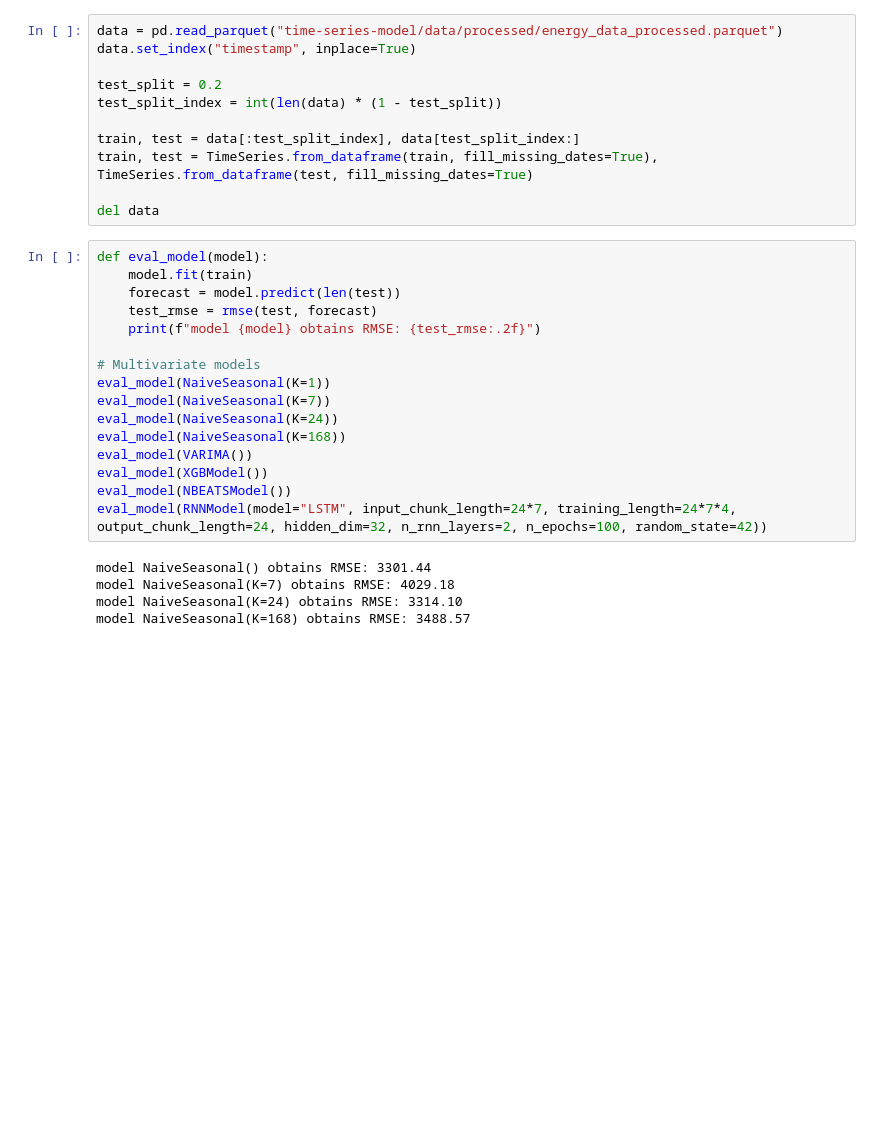
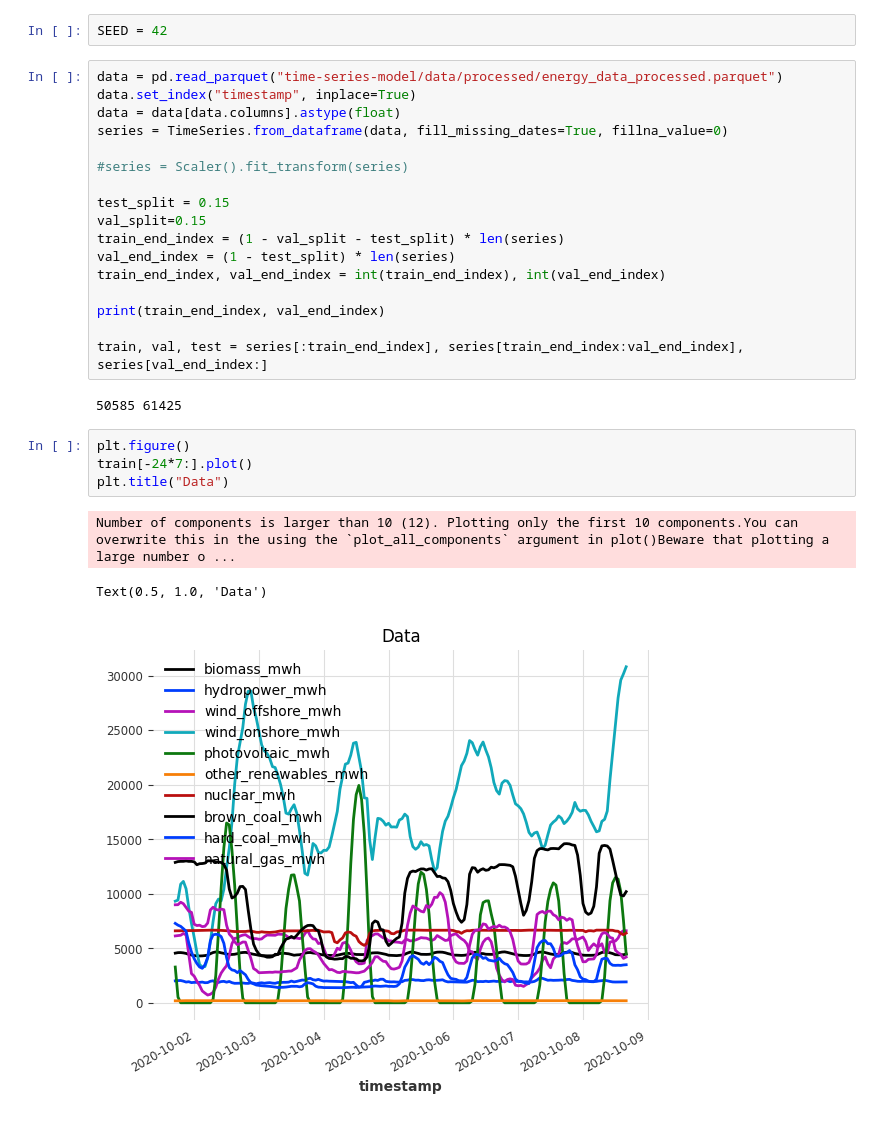
Before and after one commit to porscheofficial/sustainable-charging, a Jupyter notebook: time-series-model/notebooks/lstm_training.ipynb, the cells around one changed output. Saved outputs shown, nothing was run; the diff lists cells and outputs as text; blank space fills up the shorter version.

```diff
--- a/time-series-model/notebooks/lstm_training.ipynb
+++ b/time-series-model/notebooks/lstm_training.ipynb
@@ -30,32 +52,29 @@ import matplotlib.pyplot as plt
-# %%
-data = pd.read_parquet("time-series-model/data/processed/energy_data_processed.parquet")
-data.set_index("timestamp", inplace=True)
-
-test_split = 0.2
-test_split_index = int(len(data) * (1 - test_split))
-
-train, test = data[:test_split_index], data[test_split_index:]
-train, test = TimeSeries.from_dataframe(train, fill_missing_dates=True), TimeSeries.from_dataframe(test, fill_missing_dates=True)
-
-del data
-# %%
-def eval_model(model):
-    model.fit(train)
-    forecast = model.predict(len(test))
-    test_rmse = rmse(test, forecast)
-    print(f"model {model} obtains RMSE: {test_rmse:.2f}")
-
-# Multivariate models
-eval_model(NaiveSeasonal(K=1))
-eval_model(NaiveSeasonal(K=7))
-eval_model(NaiveSeasonal(K=24))
-eval_model(NaiveSeasonal(K=168))
-eval_model(VARIMA())
-eval_model(XGBModel())
-eval_model(NBEATSModel())
-eval_model(RNNModel(model="LSTM", input_chunk_length=24*7, training_length=24*7*4, output_chunk_length=24, hidden_dim=32, n_rnn_layers=2, n_epochs=100, random_state=42))
-# %% [output]
-model NaiveSeasonal() obtains RMSE: 3301.44
-model NaiveSeasonal(K=7) obtains RMSE: 4029.18
-model NaiveSeasonal(K=24) obtains RMSE: 3314.10
-model NaiveSeasonal(K=168) obtains RMSE: 3488.57
+# %%
+SEED = 42
+# %%
+data = pd.read_parquet("time-series-model/data/processed/energy_data_processed.parquet")
+data.set_index("timestamp", inplace=True)
+data = data[data.columns].astype(float)
+series = TimeSeries.from_dataframe(data, fill_missing_dates=True, fillna_value=0)
+
+#series = Scaler().fit_transform(series)
+
+test_split = 0.15
+val_split=0.15
+train_end_index = (1 - val_split - test_split) * len(series)
+val_end_index = (1 - test_split) * len(series)
+train_end_index, val_end_index = int(train_end_index), int(val_end_index)
+
+print(train_end_index, val_end_index)
+
+train, val, test = series[:train_end_index], series[train_end_index:val_end_index], series[val_end_index:]
+# %% [output]
+50585 61425
+# %%
+plt.figure()
+train[-24*7:].plot()
+plt.title("Data")
+# %% [output]
+Number of components is larger than 10 (12). Plotting only the first 10 components.You can overwrite this in the using the `plot_all_components` argument in plot()Beware that plotting a large number o ...
+Text(0.5, 1.0, 'Data')
+[figure, added]
```
Also changed, not shown: parts of 8 cells of this notebook.
